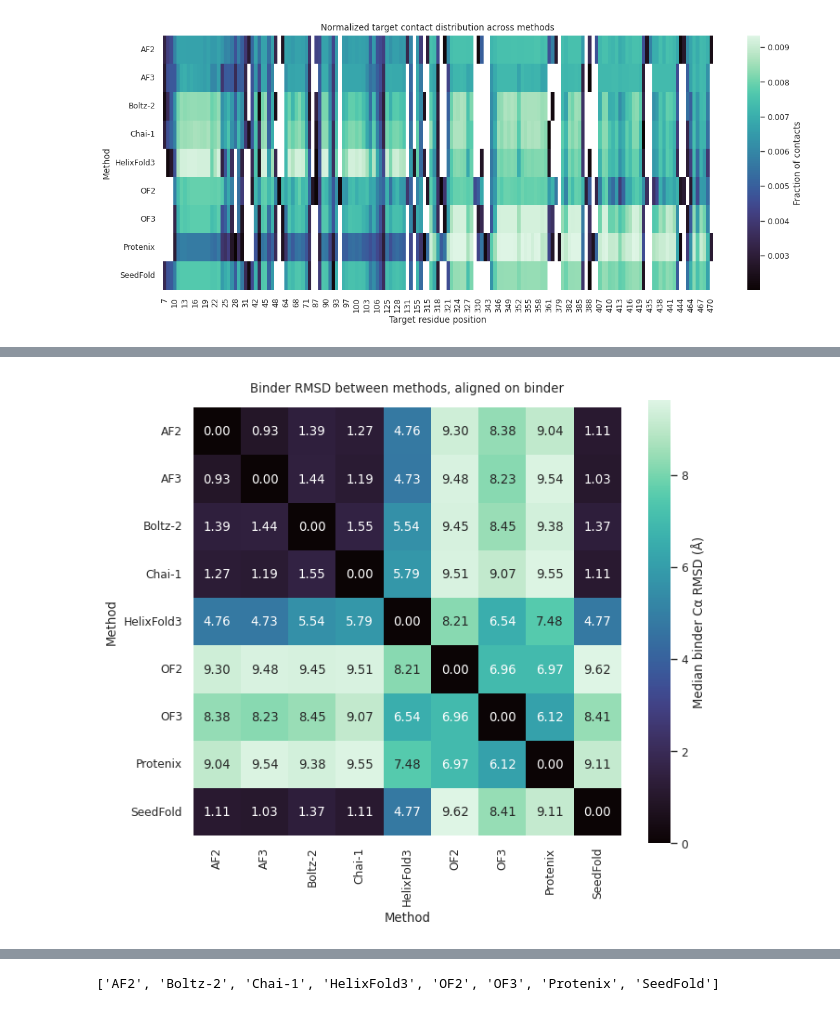
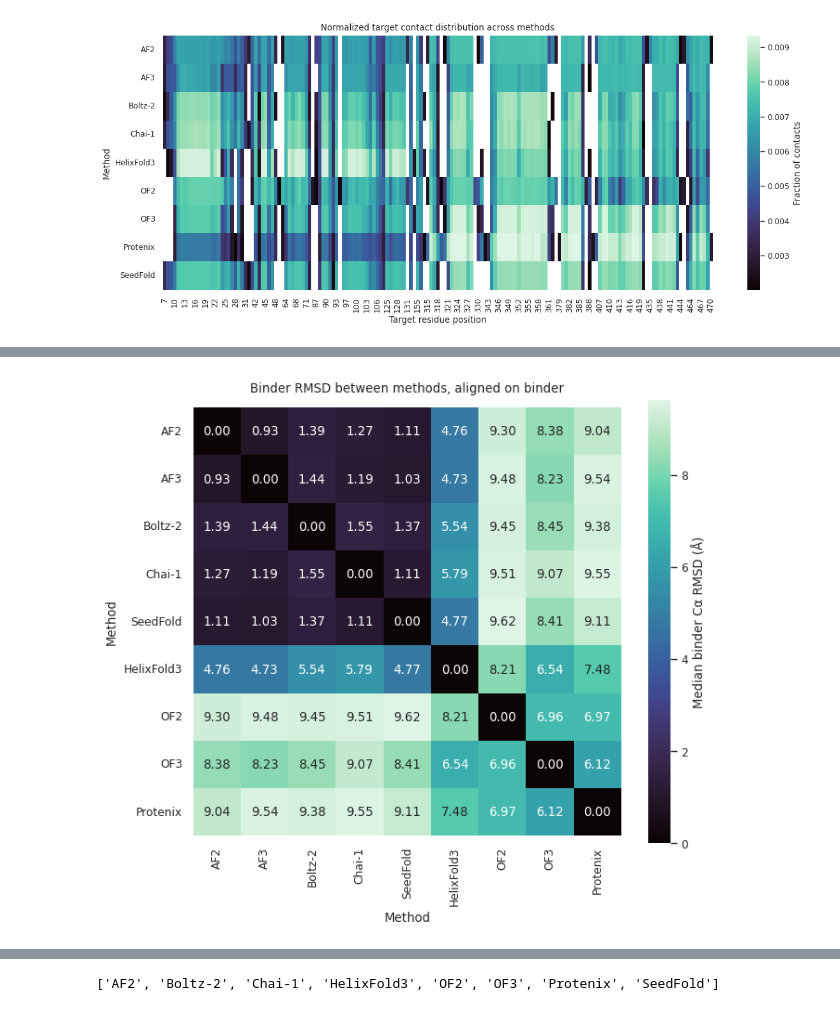
Before and after one commit to DSDD-UCPH/Assessing-AI-Scoring-Accuracy-for-De-Novo-Proteins, a Jupyter notebook: Analysis/Plots/plot_gen.ipynb, the cells around one changed output, grey strips where cells are left out. Drawn from its saved outputs; the diff is of its cells as text; code cells hidden in the pictures.

```diff
--- a/Analysis/Plots/plot_gen.ipynb
+++ b/Analysis/Plots/plot_gen.ipynb
@@ -266,12 +145,19 @@ jaccard_matrix = (
 jaccard_matrix = jaccard_matrix.combine_first(jaccard_matrix.T)
 
 # Use one shared method order
-method_order = sorted(set(jaccard_df["method_1"]).union(jaccard_df["method_2"]))
+method_order = [
+    "AF2", "AF3", "Boltz-2", "Chai-1",
+    "SeedFold", "HelixFold3",
+    "OF2", "OF3", "Protenix"
+]
 
 jaccard_matrix = jaccard_matrix.reindex(
     index=method_order,
     columns=method_order
 )
+
+norm = colors.PowerNorm(gamma=0.5)
+
 
 # Fill diagonal
 for m in method_order:
@@ -283,13 +169,14 @@ sns.heatmap(
     annot=True,
     fmt=".2f",
     cmap="mako_r",
-    vmin=0,
+    vmin=0.4,
     vmax=1,
     square=True,
-    cbar_kws={"label": "Jaccard index (interface overlap)"}
+    cbar_kws={"label": "Median Jaccard index"},
+    norm=norm
 )
 
-plt.title("Pairwise interface overlap between methods (median across binders)")
+plt.title("Pairwise interface overlap between methods")
 plt.xlabel("Method")
 plt.ylabel("Method")
 plt.tight_layout()
@@ -886,35 +1343,39 @@ rmsd_matrix = (
     .median()
     .unstack()
 )
 
 rmsd_matrix = rmsd_matrix.combine_first(rmsd_matrix.T)
 
-method_order = sorted(set(plot_rmsd["method_1"]) | set(plot_rmsd["method_2"]))
+method_order = [
+    "AF2", "AF3", "Boltz-2", "Chai-1",
+    "SeedFold", "HelixFold3",
+    "OF2", "OF3", "Protenix"
+]
 rmsd_matrix = rmsd_matrix.reindex(index=method_order, columns=method_order)
 
 for m in rmsd_matrix.index:
     rmsd_matrix.loc[m, m] = 0.0
 
 sns.set_theme(style="white", context="paper")
 
 plt.figure(figsize=(7, 6))
 ax = sns.heatmap(
     rmsd_matrix,
     cmap="mako",
     annot=True,
     fmt=".2f",
     square=True,
     cbar_kws={"label": "Median binder Cα RMSD (Å)"}
 )
 
 ax.set_title("Binder RMSD between methods, aligned on binder", pad=12)
 ax.set_xlabel("Method")
 ax.set_ylabel("Method")
 
 plt.tight_layout()
 plt.show()
 # %% [output]
-[figure, old version]
+[figure, new version]
 # %%
 rmsd_col = "binder_ca_rmsd_align_target_shell"
 
```
Also changed, not shown: parts of 53 cells of this notebook, 27 other files.
